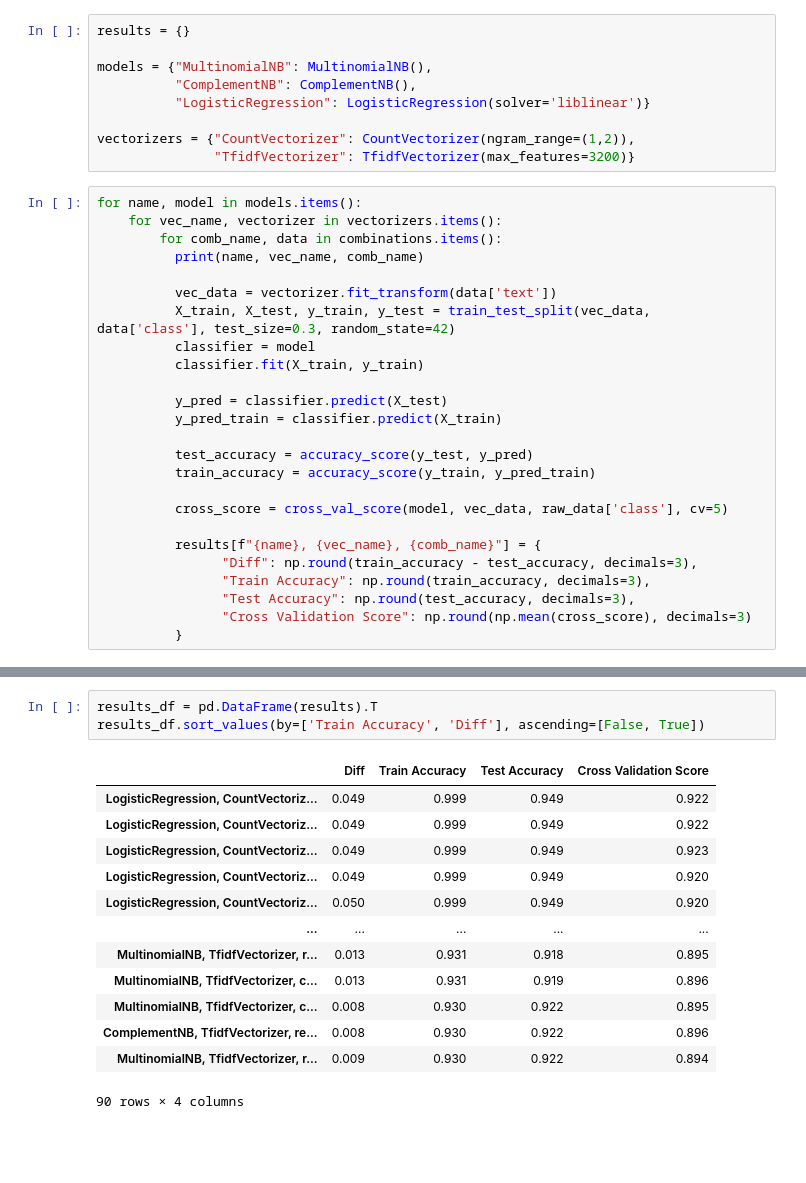
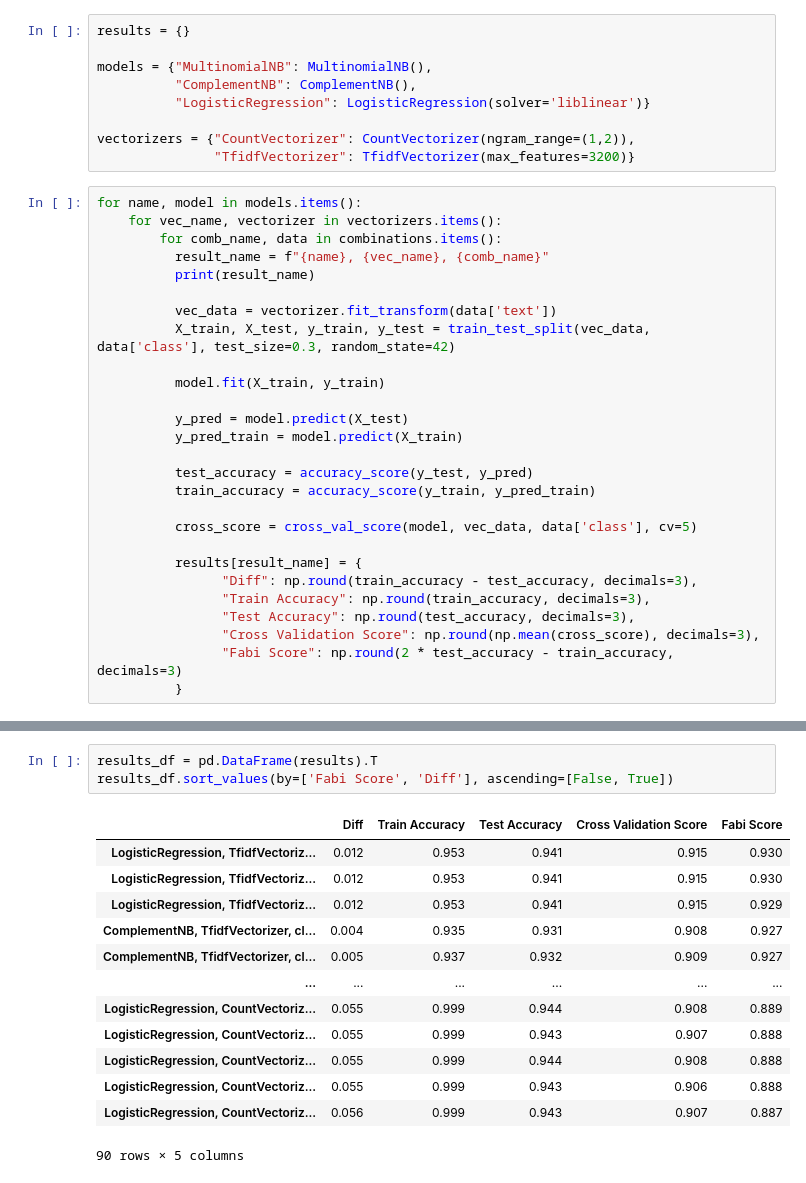
Before and after one commit to ironhack-fhieber/ironhack-project-3, a Jupyter notebook: train.ipynb, the cells around one changed output, grey strips where cells are left out. Cells and saved outputs as stored; diff of their text form; blank space fills up the shorter version.

```diff
--- a/train.ipynb
+++ b/train.ipynb
@@ -171,26 +172,28 @@ vectorizers = {"CountVectorizer": CountVectorizer(ngram_range=(1,2)),
 for name, model in models.items():
     for vec_name, vectorizer in vectorizers.items():
         for comb_name, data in combinations.items():
-          print(name, vec_name, comb_name)
+          result_name = f"{name}, {vec_name}, {comb_name}"
+          print(result_name)
 
           vec_data = vectorizer.fit_transform(data['text'])
           X_train, X_test, y_train, y_test = train_test_split(vec_data, data['class'], test_size=0.3, random_state=42)
-          classifier = model
-          classifier.fit(X_train, y_train)
 
-          y_pred = classifier.predict(X_test)
-          y_pred_train = classifier.predict(X_train)
+          model.fit(X_train, y_train)
+
+          y_pred = model.predict(X_test)
+          y_pred_train = model.predict(X_train)
 
           test_accuracy = accuracy_score(y_test, y_pred)
           train_accuracy = accuracy_score(y_train, y_pred_train)
 
-          cross_score = cross_val_score(model, vec_data, raw_data['class'], cv=5)
+          cross_score = cross_val_score(model, vec_data, data['class'], cv=5)
 
-          results[f"{name}, {vec_name}, {comb_name}"] = {
+          results[result_name] = {
                 "Diff": np.round(train_accuracy - test_accuracy, decimals=3),
                 "Train Accuracy": np.round(train_accuracy, decimals=3),
                 "Test Accuracy": np.round(test_accuracy, decimals=3),
-                "Cross Validation Score": np.round(np.mean(cross_score), decimals=3)
+                "Cross Validation Score": np.round(np.mean(cross_score), decimals=3),
+                "Fabi Score": np.round(2 * test_accuracy - train_accuracy, decimals=3)
           }
 # %% [output]
 MultinomialNB CountVectorizer clean_text
@@ -212,18 +215,18 @@ LogisticRegression TfidfVectorizer remove_special_chars,remove_stopwords,lemmati
 LogisticRegression TfidfVectorizer clean_text,remove_special_chars,remove_stopwords,lemmatize_text
 # %%
 results_df = pd.DataFrame(results).T
-results_df.sort_values(by=['Train Accuracy', 'Diff'], ascending=[False, True])
+results_df.sort_values(by=['Fabi Score', 'Diff'], ascending=[False, True])
 # %% [output]
-|  | Diff | Train Accuracy | Test Accuracy | Cross Validation Score |
-| LogisticRegression, CountVectoriz... | 0.049 | 0.999 | 0.949 | 0.922 |
-| LogisticRegression, CountVectoriz... | 0.049 | 0.999 | 0.949 | 0.922 |
-| LogisticRegression, CountVectoriz... | 0.049 | 0.999 | 0.949 | 0.923 |
-| LogisticRegression, CountVectoriz... | 0.049 | 0.999 | 0.949 | 0.920 |
-| LogisticRegression, CountVectoriz... | 0.050 | 0.999 | 0.949 | 0.920 |
-| ... | ... | ... | ... | ... |
-| MultinomialNB, TfidfVectorizer, r... | 0.013 | 0.931 | 0.918 | 0.895 |
-| MultinomialNB, TfidfVectorizer, c... | 0.013 | 0.931 | 0.919 | 0.896 |
-| MultinomialNB, TfidfVectorizer, c... | 0.008 | 0.930 | 0.922 | 0.895 |
-| ComplementNB, TfidfVectorizer, re... | 0.008 | 0.930 | 0.922 | 0.896 |
-| MultinomialNB, TfidfVectorizer, r... | 0.009 | 0.930 | 0.922 | 0.894 |
+|  | Diff | Train Accuracy | Test Accuracy | Cross Validation Score | Fabi Score |
+| LogisticRegression, TfidfVectoriz... | 0.012 | 0.953 | 0.941 | 0.915 | 0.930 |
+| LogisticRegression, TfidfVectoriz... | 0.012 | 0.953 | 0.941 | 0.915 | 0.930 |
+| LogisticRegression, TfidfVectoriz... | 0.012 | 0.953 | 0.941 | 0.915 | 0.929 |
+| ComplementNB, TfidfVectorizer, cl... | 0.004 | 0.935 | 0.931 | 0.908 | 0.927 |
+| ComplementNB, TfidfVectorizer, cl... | 0.005 | 0.937 | 0.932 | 0.909 | 0.927 |
+| ... | ... | ... | ... | ... | ... |
+| LogisticRegression, CountVectoriz... | 0.055 | 0.999 | 0.944 | 0.908 | 0.889 |
+| LogisticRegression, CountVectoriz... | 0.055 | 0.999 | 0.943 | 0.907 | 0.888 |
+| LogisticRegression, CountVectoriz... | 0.055 | 0.999 | 0.944 | 0.908 | 0.888 |
+| LogisticRegression, CountVectoriz... | 0.055 | 0.999 | 0.943 | 0.906 | 0.888 |
+| LogisticRegression, CountVectoriz... | 0.056 | 0.999 | 0.943 | 0.907 | 0.887 |
-90 rows × 4 columns
+90 rows × 5 columns
```
Also changed, not shown: parts of 2 cells of this notebook, 1 other file.
